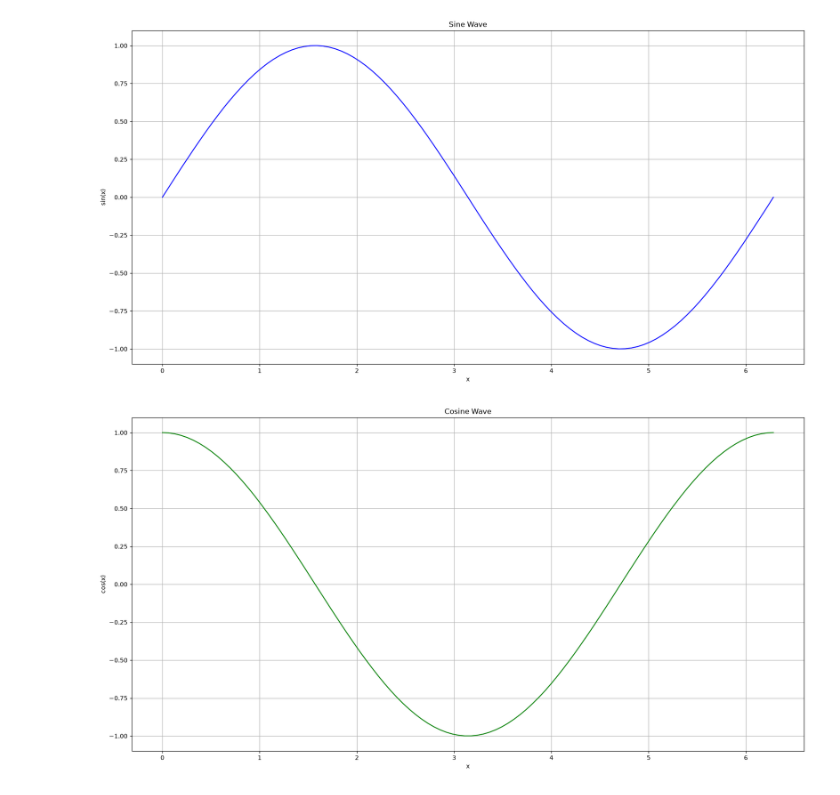
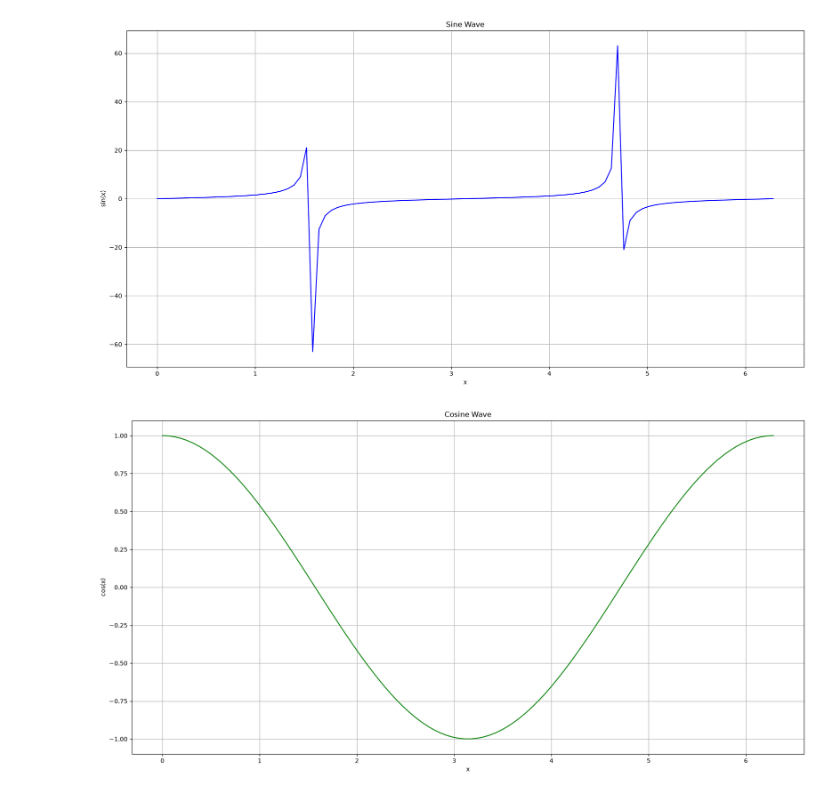
Before and after one commit to a445moha/mse_240_practise, a Jupyter notebook: calctut.ipynb, the cells around one changed output. Cells and saved outputs as stored; diff of their text form; code cells hidden in the pictures.

```diff
--- a/calctut.ipynb
+++ b/calctut.ipynb
@@ -14,22 +14,23 @@ plt.show()
 # %%
 # Generate 100 random values between 0 and 2π
 x = np.linspace(0, 2 * np.pi, 100)
 
 # Calculate sin, cos, and tan of the random values
 y_sin = np.sin(x)
 y_cos = np.cos(x)
+y_tan = y_sin/y_cos
 
-# Plot sin, cos, and tan graphs
+# Plot sin, cos, and tan graphs meowwww
 plt.figure(figsize=(20,10))
 
 # Plot sine wave
-plt.plot(x, y_sin, label='sin(x)', color='blue')
+plt.plot(x, y_tan, label='sin(x)', color='blue')
 plt.title('Sine Wave')
 plt.xlabel('x')
 plt.ylabel('sin(x)')
 plt.grid(True)
 # %% [output]
-[figure, old version]
+[figure, new version]
 # %%
 # Plot cosine wave
 plt.figure(figsize=(20,10))
```
Also changed, not shown: parts of 3 cells of this notebook.
